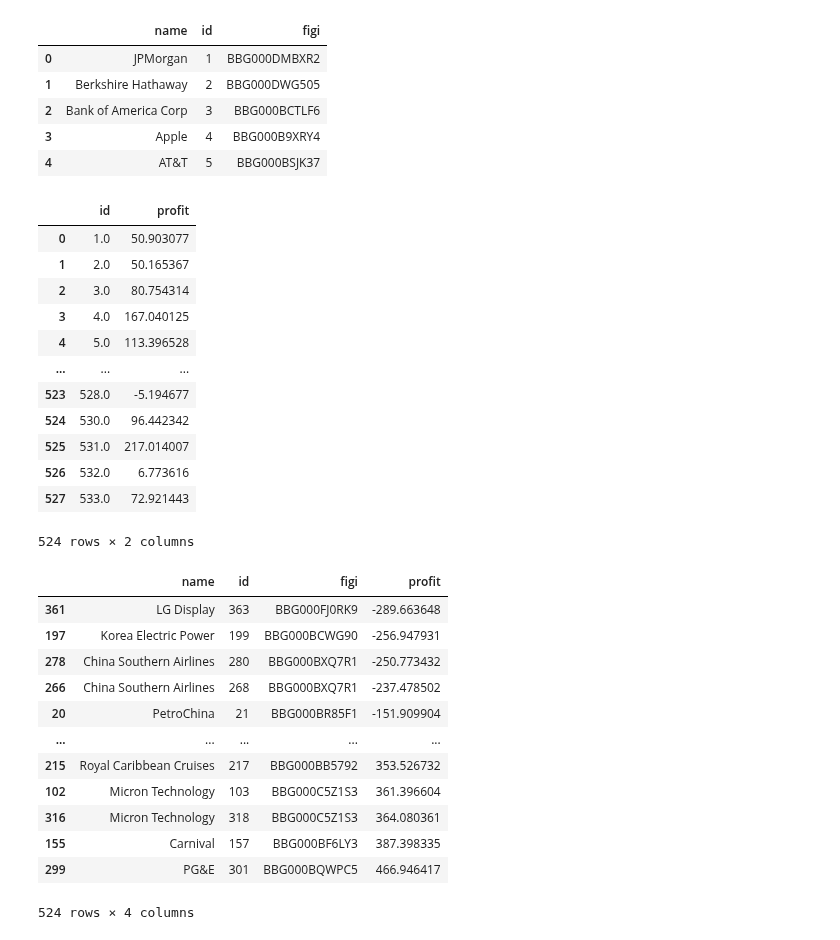
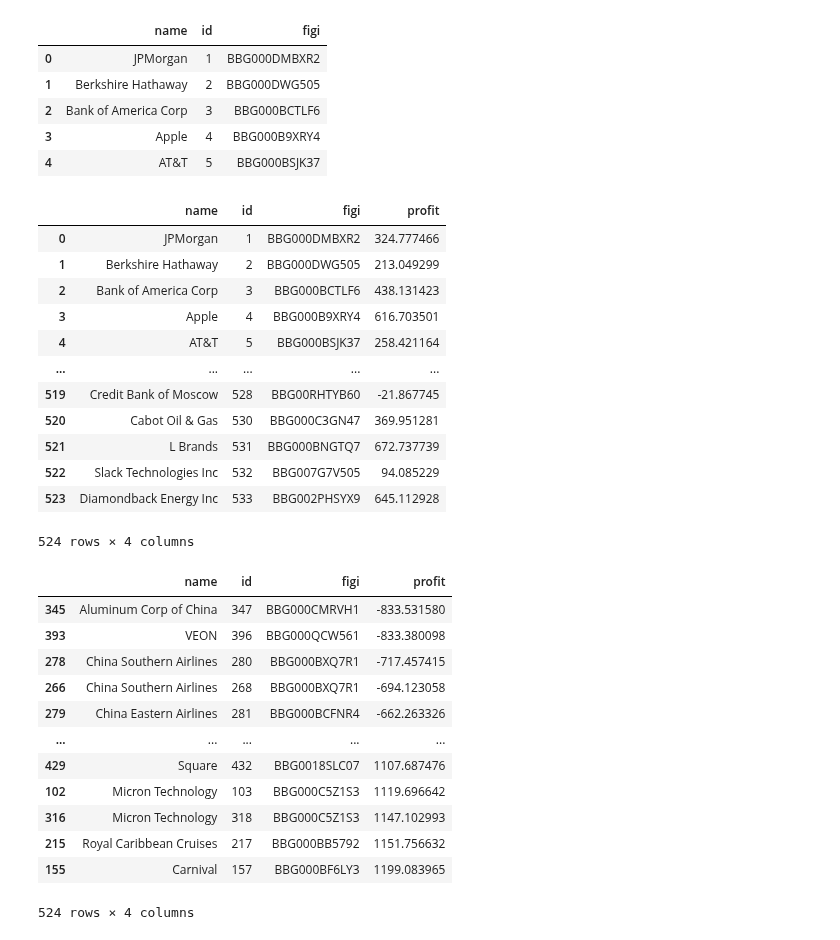
Before and after one commit to crabio/tinkoff-invest-bot, a Jupyter notebook: candles_analyzer/analyze.ipynb, the cells around one changed output. Saved outputs shown, nothing was run; the diff lists cells and outputs as text; code cells hidden in the pictures.

```diff
--- a/candles_analyzer/analyze.ipynb
+++ b/candles_analyzer/analyze.ipynb
@@ -10,7 +10,7 @@ import pandas as pd
 import matplotlib.pyplot as plt
 import pandas_ta as ta
 # %%
-df = pd.read_parquet("data.parquet")
+df = pd.read_parquet("3_years_500_stocks.parquet")
 # %%
 df.head()
 # %% [output]
@@ -64,19 +62,19 @@ def preprocess_data(df):
     # Add MACD
     df.ta.macd(append=True)
 
-    # Add RSI
-    df.ta.rsi(append=True)
+    # Add Stochastic RSI
+    df.ta.stochrsi(append=True)
 
     # Rename columns
     df = df.rename(columns={
         "MACD_12_26_9": "MACD",
         "MACDs_12_26_9": "MACDs",
         "MACDh_12_26_9": "MACDh",
-        "RSI_14": "RSI"})
+        "STOCHRSIk_14_14_3_3": "RSI"})
 
     # Calc RSI signals
-    RSI_oversold_threshold = 30
-    RSI_overbouht_threshold = 70
+    RSI_oversold_threshold = 20
+    RSI_overbouht_threshold = 80
 
     df["RSI_oversold"] = df["RSI"] <= RSI_oversold_threshold
     df["RSI_overbought"] = df["RSI"] >= RSI_overbouht_threshold
@@ -188,7 +186,9 @@ bot_df.head()
 from bot import TradingBot
 
 # Test bot
-bot = TradingBot(stop_loss=0.02)
+bot = TradingBot(rsi_oversold_threshold=20,
+                rsi_overbought_threshold=80,
+                stop_loss=0.005)
 
 bot.reset()
 
@@ -208,7 +208,9 @@ def test_bot_profit(df):
     bot_df = bot_df[["ts","open_price","close_price","high_price","low_price","volume","MACD","RSI"]]
 
     # Create bot instance
-    bot = TradingBot(stop_loss=0.02)
+    bot = TradingBot(rsi_oversold_threshold=20,
+                    rsi_overbought_threshold=80,
+                    stop_loss=0.005)
     # Reset bot
     bot.reset()
     # Run bot
@@ -229,54 +231,54 @@ instruments_df.head()
 # %%
 from joblib import Parallel, delayed, parallel_backend
 
 jobs = []
 
 def thread_func(stock_id, stock_df):
     # Check size of dataset
     if stock_df.shape[0] > 8 * 60:
         profit = test_bot_profit(stock_df)
 
         return {"id":stock_id,"profit":profit}
 
     return {}
 
-with parallel_backend("multiprocessing", n_jobs=8):
+with parallel_backend("multiprocessing", n_jobs=12):
     bot_profit_list = Parallel()(delayed(thread_func)(stock_id, stock_df) for stock_id, stock_df in df.groupby("instrument_id"))
 
 bot_profit_df = pd.DataFrame(bot_profit_list).dropna()
 
 bot_profit_df = pd.merge(instruments_df,bot_profit_df,on="id")
 
 bot_profit_df
 # %% [output]
-|  | id | profit |
-| 0 | 1.0 | 50.903077 |
-| 1 | 2.0 | 50.165367 |
-| 2 | 3.0 | 80.754314 |
-| 3 | 4.0 | 167.040125 |
-| 4 | 5.0 | 113.396528 |
-| ... | ... | ... |
-| 523 | 528.0 | -5.194677 |
-| 524 | 530.0 | 96.442342 |
-| 525 | 531.0 | 217.014007 |
-| 526 | 532.0 | 6.773616 |
-| 527 | 533.0 | 72.921443 |
+|  | name | id | figi | profit |
+| 0 | JPMorgan | 1 | BBG000DMBXR2 | 324.777466 |
+| 1 | Berkshire Hathaway | 2 | BBG000DWG505 | 213.049299 |
+| 2 | Bank of America Corp | 3 | BBG000BCTLF6 | 438.131423 |
+| 3 | Apple | 4 | BBG000B9XRY4 | 616.703501 |
+| 4 | AT&T | 5 | BBG000BSJK37 | 258.421164 |
+| ... | ... | ... | ... | ... |
+| 519 | Credit Bank of Moscow | 528 | BBG00RHTYB60 | -21.867745 |
+| 520 | Cabot Oil & Gas | 530 | BBG000C3GN47 | 369.951281 |
+| 521 | L Brands | 531 | BBG000BNGTQ7 | 672.737739 |
+| 522 | Slack Technologies Inc | 532 | BBG007G7V505 | 94.085229 |
+| 523 | Diamondback Energy Inc | 533 | BBG002PHSYX9 | 645.112928 |
-524 rows × 2 columns
+524 rows × 4 columns
 # %%
 bot_profit_df.sort_values("profit")
 # %% [output]
 |  | name | id | figi | profit |
-| 361 | LG Display | 363 | BBG000FJ0RK9 | -289.663648 |
-| 197 | Korea Electric Power | 199 | BBG000BCWG90 | -256.947931 |
-| 278 | China Southern Airlines | 280 | BBG000BXQ7R1 | -250.773432 |
-| 266 | China Southern Airlines | 268 | BBG000BXQ7R1 | -237.478502 |
-| 20 | PetroChina | 21 | BBG000BR85F1 | -151.909904 |
+| 345 | Aluminum Corp of China | 347 | BBG000CMRVH1 | -833.531580 |
+| 393 | VEON | 396 | BBG000QCW561 | -833.380098 |
+| 278 | China Southern Airlines | 280 | BBG000BXQ7R1 | -717.457415 |
+| 266 | China Southern Airlines | 268 | BBG000BXQ7R1 | -694.123058 |
+| 279 | China Eastern Airlines | 281 | BBG000BCFNR4 | -662.263326 |
 | ... | ... | ... | ... | ... |
-| 215 | Royal Caribbean Cruises | 217 | BBG000BB5792 | 353.526732 |
-| 102 | Micron Technology | 103 | BBG000C5Z1S3 | 361.396604 |
-| 316 | Micron Technology | 318 | BBG000C5Z1S3 | 364.080361 |
-| 155 | Carnival | 157 | BBG000BF6LY3 | 387.398335 |
-| 299 | PG&E | 301 | BBG000BQWPC5 | 466.946417 |
+| 429 | Square | 432 | BBG0018SLC07 | 1107.687476 |
+| 102 | Micron Technology | 103 | BBG000C5Z1S3 | 1119.696642 |
+| 316 | Micron Technology | 318 | BBG000C5Z1S3 | 1147.102993 |
+| 215 | Royal Caribbean Cruises | 217 | BBG000BB5792 | 1151.756632 |
+| 155 | Carnival | 157 | BBG000BF6LY3 | 1199.083965 |
 524 rows × 4 columns
 # %%
 bot_profit_df["profit"].hist(bins=60)
```
Also changed, not shown: parts of 5 cells of this notebook.
